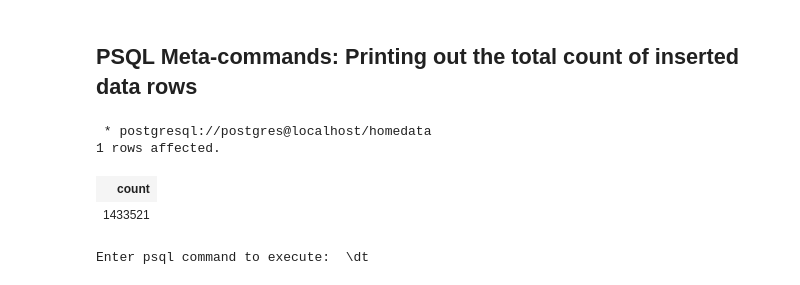
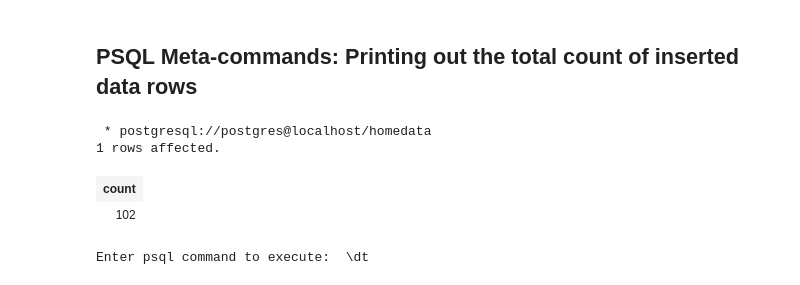
Before and after one commit to HeesukSon/home-sensor-project, a Jupyter notebook: server-notebook/iot-data-visualize.ipynb, the cells around one changed output. Drawn from its saved outputs; the diff is of its cells as text; code cells hidden in the pictures.

```diff
--- a/server-notebook/iot-data-visualize.ipynb
+++ b/server-notebook/iot-data-visualize.ipynb
@@ -34,12 +34,12 @@ select * from sensor_data limit 3
 ## PSQL Meta-commands: Printing out the total count of inserted data rows
 # %%
 %%sql
-select count(*) from sensor_data
+select count(*) from user_activity
 # %% [output]
  * postgresql://postgres@localhost/homedata
 1 rows affected.
 | count |
-| 1433521 |
+| 102 |
 # %%
 host='localhost'
 database='homedata'
```
Also changed, not shown: parts of 6 cells of this notebook, 1 other file.
